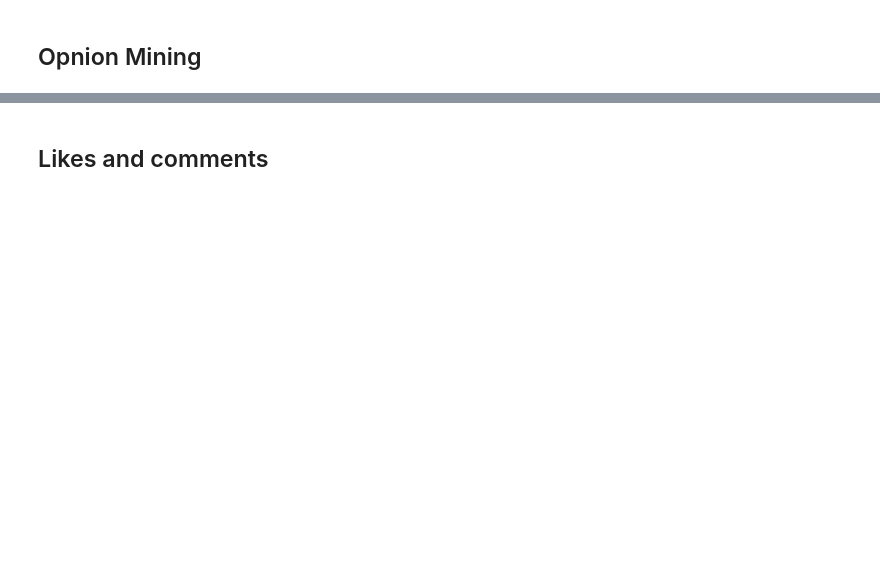
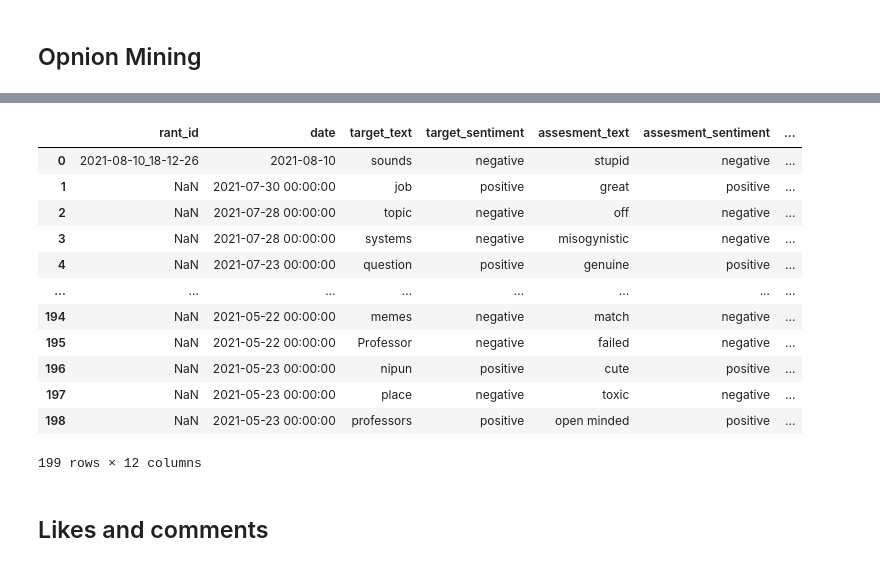
Before and after one commit to ragul-n/Analysis-of-Confession-pages, a Jupyter notebook: Update_Datasets.ipynb, the cells around one changed output, grey strips where cells are left out. Cells and saved outputs as stored; diff of their text form; code cells hidden in the pictures; blank space fills up the shorter version.

```diff
--- a/Update_Datasets.ipynb
+++ b/Update_Datasets.ipynb
@@ -349,13 +360,29 @@ opnions = list(filter(None, opnions))
 # %%
+
+
 
 old_opnions= pd.read_csv("/content/drive/MyDrive/au.rants.23/opnions.csv")
 old_opnions["date"]= pd.to_datetime(old_opnions.date)
 old_opnions= old_opnions[SINCE > old_opnions.date]
 
-new_opnions = pd.concat([opnions, old_opnions], ignore_index=True)
+new_opnions = pd.concat([pd.DataFrame(opnions), old_opnions], ignore_index=True)
 
 new_opnions.to_csv("/content/drive/MyDrive/au.rants.23/opnions.csv")
 new_opnions
+# %% [output]
+|  | rant_id | date | target_text | target_sentiment | assesment_text | assesment_sentiment | ... |
+| 0 | 2021-08-10_18-12-26 | 2021-08-10 | sounds | negative | stupid | negative | ... |
+| 1 | NaN | 2021-07-30 00:00:00 | job | positive | great | positive | ... |
+| 2 | NaN | 2021-07-28 00:00:00 | topic | negative | off | negative | ... |
+| 3 | NaN | 2021-07-28 00:00:00 | systems | negative | misogynistic | negative | ... |
+| 4 | NaN | 2021-07-23 00:00:00 | question | positive | genuine | positive | ... |
+| ... | ... | ... | ... | ... | ... | ... | ... |
+| 194 | NaN | 2021-05-22 00:00:00 | memes | negative | match | negative | ... |
+| 195 | NaN | 2021-05-22 00:00:00 | Professor | negative | failed | negative | ... |
+| 196 | NaN | 2021-05-23 00:00:00 | nipun | positive | cute | positive | ... |
+| 197 | NaN | 2021-05-23 00:00:00 | place | negative | toxic | negative | ... |
+| 198 | NaN | 2021-05-23 00:00:00 | professors | positive | open minded | positive | ... |
+199 rows × 12 columns
 # %% [markdown]
 ## Likes and comments
 # %%
```
Also changed, not shown: parts of 15 cells of this notebook.
